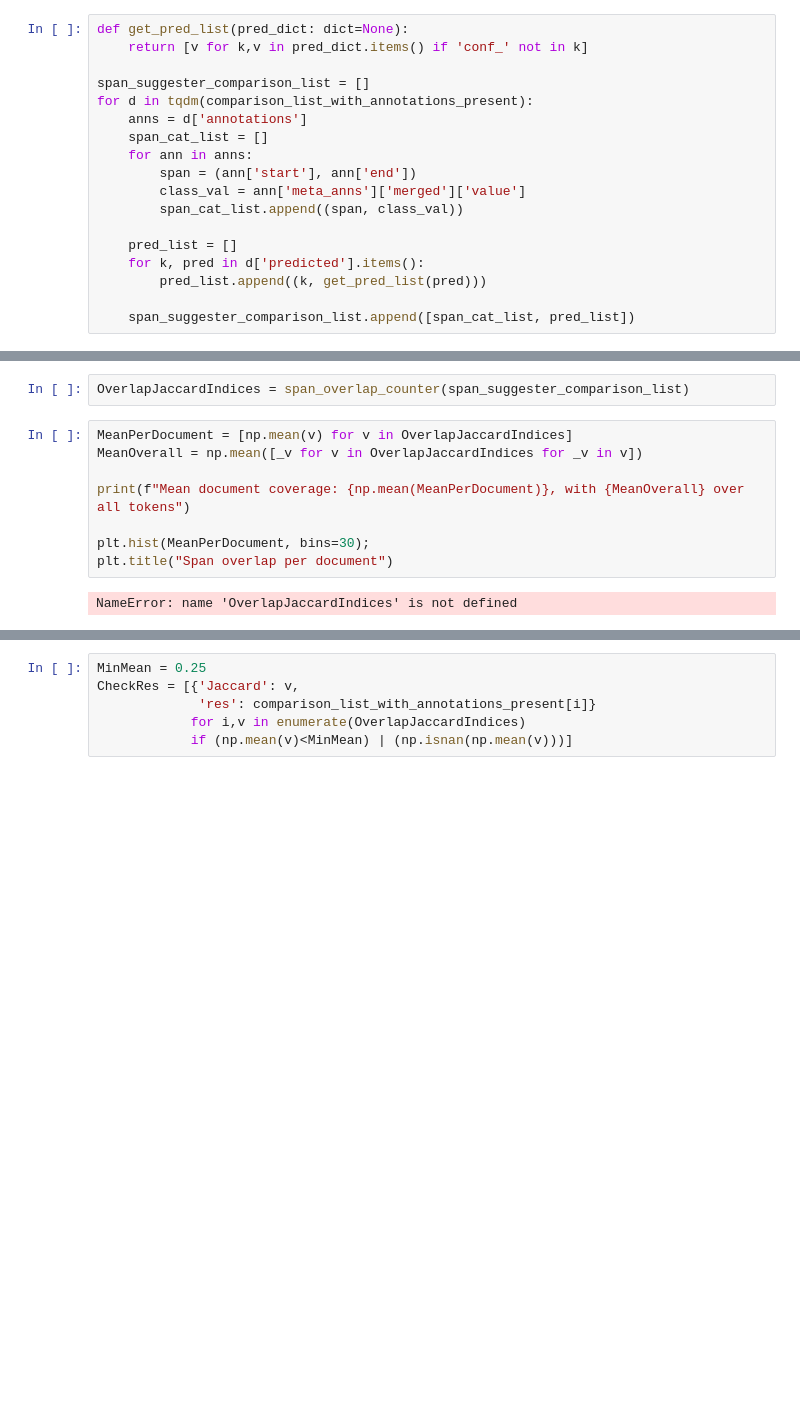
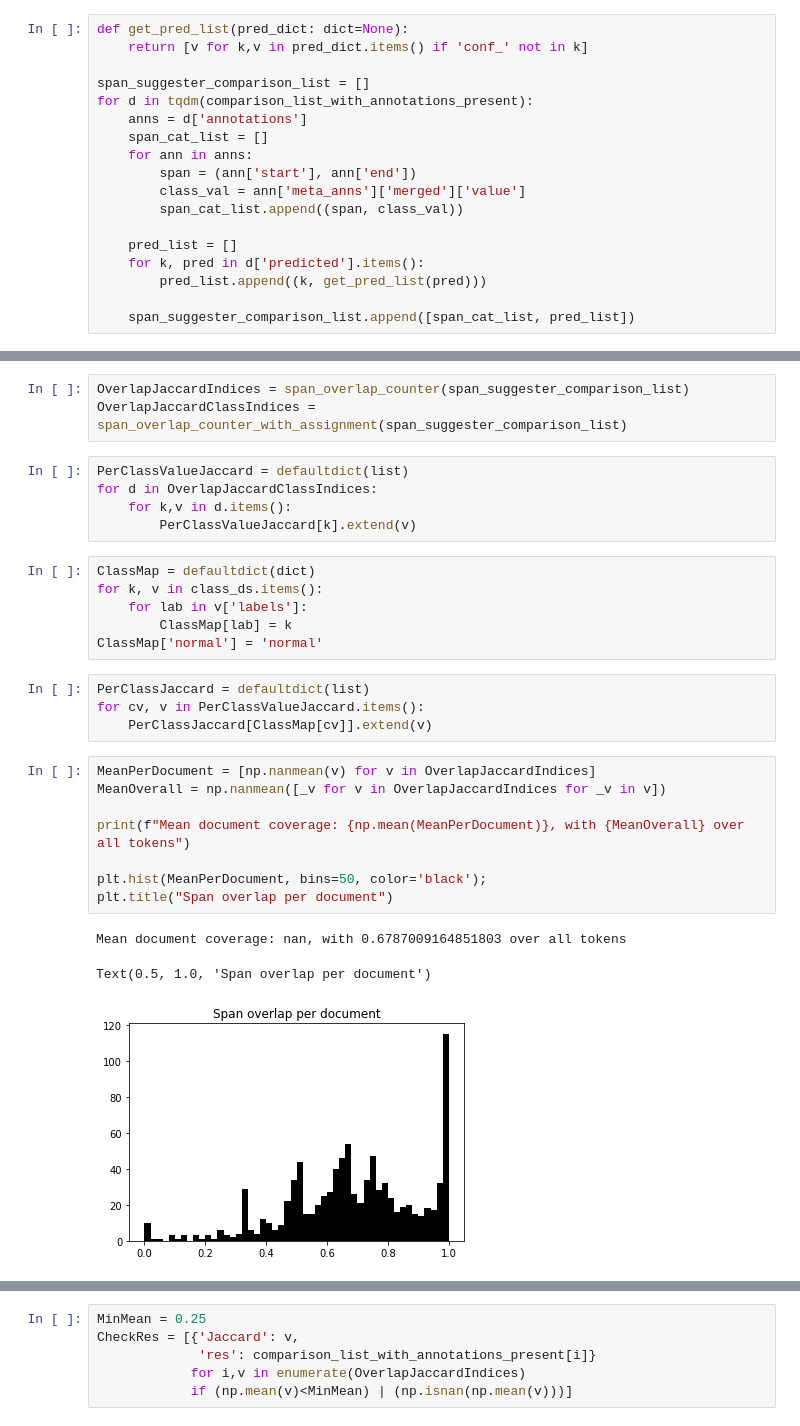
Before and after one commit to umcu/EchoLabeler, a Jupyter notebook: notebooks/Echo_project_biLSTM_MedCAT_Span.ipynb, the cells around one changed output, grey strips where cells are left out. Saved outputs shown, nothing was run; the diff lists cells and outputs as text; blank space fills up the shorter version.

```diff
--- a/notebooks/Echo_project_biLSTM_MedCAT_Span.ipynb
+++ b/notebooks/Echo_project_biLSTM_MedCAT_Span.ipynb
@@ -480,12 +528,30 @@ def span_overlap_counter(labeled_spans):
 # %%
 OverlapJaccardIndices = span_overlap_counter(span_suggester_comparison_list)
+OverlapJaccardClassIndices = span_overlap_counter_with_assignment(span_suggester_comparison_list)
+# %%
+PerClassValueJaccard = defaultdict(list)
+for d in OverlapJaccardClassIndices:
+    for k,v in d.items():
+        PerClassValueJaccard[k].extend(v)
+# %%
+ClassMap = defaultdict(dict)
+for k, v in class_ds.items():
+    for lab in v['labels']:
+        ClassMap[lab] = k
+ClassMap['normal'] = 'normal'
+# %%
+PerClassJaccard = defaultdict(list)
+for cv, v in PerClassValueJaccard.items():
+    PerClassJaccard[ClassMap[cv]].extend(v)
 # %%
-MeanPerDocument = [np.mean(v) for v in OverlapJaccardIndices]
-MeanOverall = np.mean([_v for v in OverlapJaccardIndices for _v in v])
+MeanPerDocument = [np.nanmean(v) for v in OverlapJaccardIndices]
+MeanOverall = np.nanmean([_v for v in OverlapJaccardIndices for _v in v])
 
 print(f"Mean document coverage: {np.mean(MeanPerDocument)}, with {MeanOverall} over all tokens")
 
-plt.hist(MeanPerDocument, bins=30);
+plt.hist(MeanPerDocument, bins=50, color='black');
 plt.title("Span overlap per document")
 # %% [output]
-NameError: name 'OverlapJaccardIndices' is not defined
+Mean document coverage: nan, with 0.6787009164851803 over all tokens
+Text(0.5, 1.0, 'Span overlap per document')
+[figure, added]
```
Also changed, not shown: parts of 11 cells of this notebook, 1 other file.
